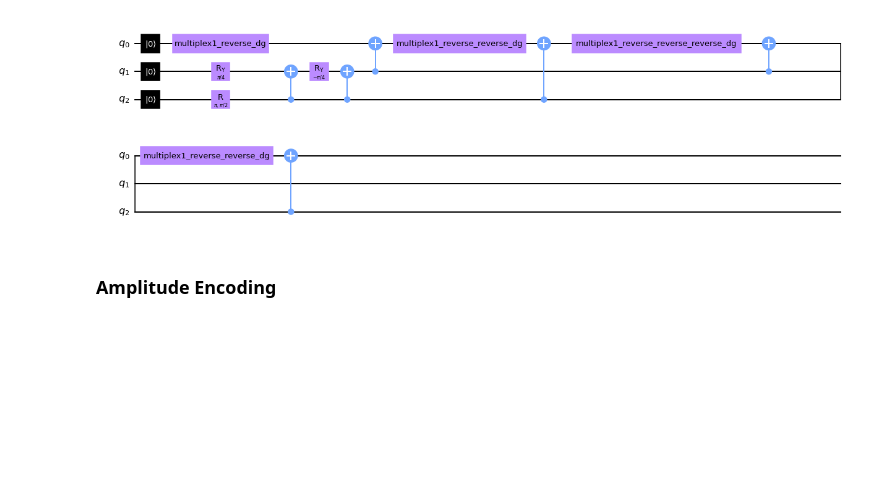
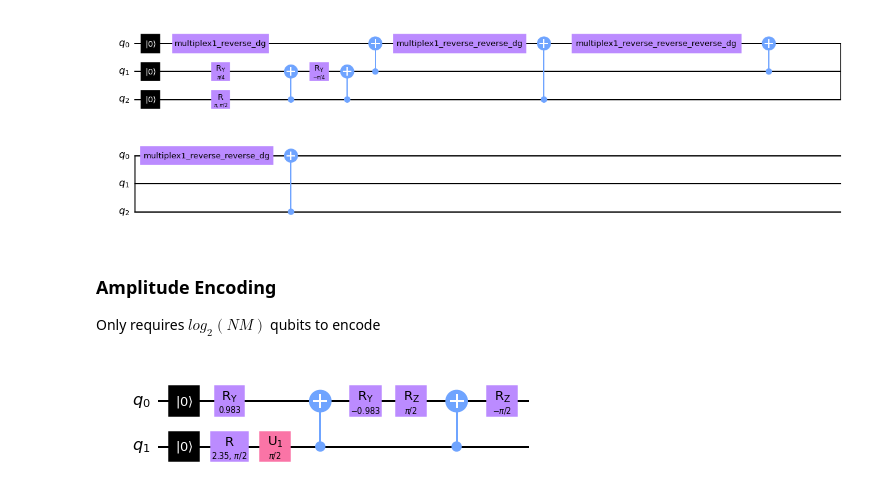
Before and after one commit to JesS5116/Intro_to_Quantum_Computing_Basics, a Jupyter notebook: notebooks/002_MachineLearning/002_DataEncoding.ipynb, the cells around one changed output. Drawn from its saved outputs; the diff is of its cells as text; code cells hidden in the pictures; blank space fills up the shorter version.

```diff
--- a/notebooks/002_MachineLearning/002_DataEncoding.ipynb
+++ b/notebooks/002_MachineLearning/002_DataEncoding.ipynb
@@ -21,3 +23,17 @@ qc.decompose().decompose().decompose().decompose().decompose().draw(output='mpl'
 [figure]
 # %% [markdown]
 ### Amplitude Encoding
+Only requires $log_{2}(NM)$ qubits to encode
+# %%
+desired_state = [
+    1 / math.sqrt(15.25) * 1.5,
+    0,
+    1 / math.sqrt(15.25) * -2,
+    1 / math.sqrt(15.25) * 3]
+
+qc = QuantumCircuit(2)
+qc.initialize(desired_state, [0,1])
+
+qc.decompose().decompose().decompose().decompose().decompose().draw(output='mpl')
+# %% [output]
+[figure, added]
```
Also changed, not shown: parts of 12 cells of this notebook.
